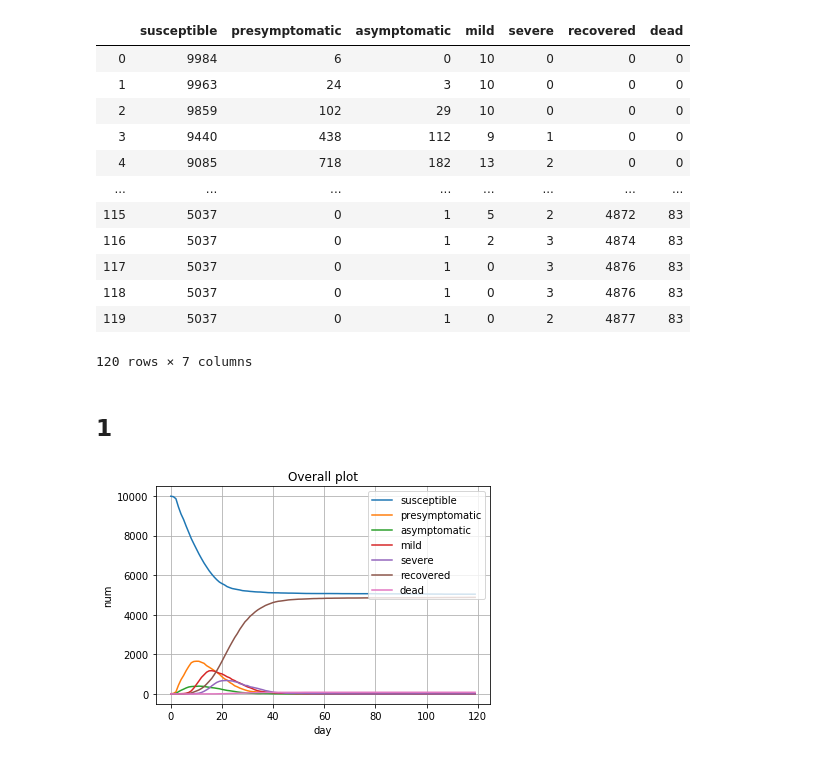
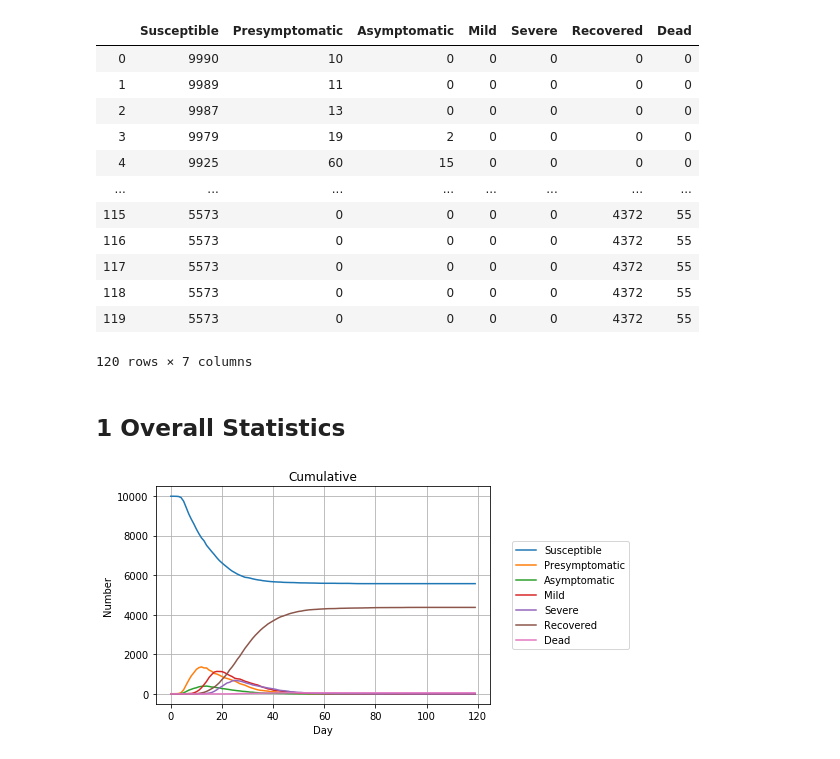
Before and after one commit to PhoenixTAN/COVID-19-Agent-based-Network-Model, a Jupyter notebook: statistics/graph.ipynb, the cells around one changed output. Saved outputs shown, nothing was run; the diff lists cells and outputs as text; code cells hidden in the pictures.

```diff
--- a/statistics/graph.ipynb
+++ b/statistics/graph.ipynb
@@ -1,35 +1,44 @@
+# %%
+'''
+    @Author Xiaoxin Gan
+    @Description Plotting
+'''
+
+import pandas as pd
+import matplotlib.pyplot as plt
+
+FILE_PATH = '../MainFlow/statistics.txt'
 # %%
-import pandas as pd
-df = pd.read_csv('statistics.txt',header=None,sep=' ')
+df = pd.read_csv(FILE_PATH,header=None,sep=' ')
 df = df.drop(columns=[7])
-columns = ['susceptible','presymptomatic','asymptomatic','mild','severe','recovered','dead']
+columns = ['Susceptible','Presymptomatic','Asymptomatic','Mild','Severe','Recovered','Dead']
 df.columns = columns
 df
 # %% [output]
-|  | susceptible | presymptomatic | asymptomatic | mild | severe | recovered | dead |
-| 0 | 9984 | 6 | 0 | 10 | 0 | 0 | 0 |
-| 1 | 9963 | 24 | 3 | 10 | 0 | 0 | 0 |
-| 2 | 9859 | 102 | 29 | 10 | 0 | 0 | 0 |
-| 3 | 9440 | 438 | 112 | 9 | 1 | 0 | 0 |
-| 4 | 9085 | 718 | 182 | 13 | 2 | 0 | 0 |
+|  | Susceptible | Presymptomatic | Asymptomatic | Mild | Severe | Recovered | Dead |
+| 0 | 9990 | 10 | 0 | 0 | 0 | 0 | 0 |
+| 1 | 9989 | 11 | 0 | 0 | 0 | 0 | 0 |
+| 2 | 9987 | 13 | 0 | 0 | 0 | 0 | 0 |
+| 3 | 9979 | 19 | 2 | 0 | 0 | 0 | 0 |
+| 4 | 9925 | 60 | 15 | 0 | 0 | 0 | 0 |
 | ... | ... | ... | ... | ... | ... | ... | ... |
-| 115 | 5037 | 0 | 1 | 5 | 2 | 4872 | 83 |
-| 116 | 5037 | 0 | 1 | 2 | 3 | 4874 | 83 |
-| 117 | 5037 | 0 | 1 | 0 | 3 | 4876 | 83 |
-| 118 | 5037 | 0 | 1 | 0 | 3 | 4876 | 83 |
-| 119 | 5037 | 0 | 1 | 0 | 2 | 4877 | 83 |
+| 115 | 5573 | 0 | 0 | 0 | 0 | 4372 | 55 |
+| 116 | 5573 | 0 | 0 | 0 | 0 | 4372 | 55 |
+| 117 | 5573 | 0 | 0 | 0 | 0 | 4372 | 55 |
+| 118 | 5573 | 0 | 0 | 0 | 0 | 4372 | 55 |
+| 119 | 5573 | 0 | 0 | 0 | 0 | 4372 | 55 |
 120 rows × 7 columns
 # %% [markdown]
-## 1
+## 1 Overall Statistics
 # %%
-import matplotlib.pyplot as plt
 for column in columns:
     plt.plot(df.index, df[column],label = column)
-plt.legend(loc = 'upper right')
-plt.title('Overall plot')
-plt.xlabel('day')
-plt.ylabel('num')
+plt.legend(loc='center left', bbox_to_anchor=(1.05, 0.5),
+          ncol=1, fancybox=True)
+plt.title('Cumulative')
+plt.xlabel('Day')
+plt.ylabel('Number')
 plt.grid()
 plt.show()
 # %% [output]
-[figure, old version]
+[figure, new version]
```
Also changed, not shown: parts of 19 cells of this notebook, 2 other files.
